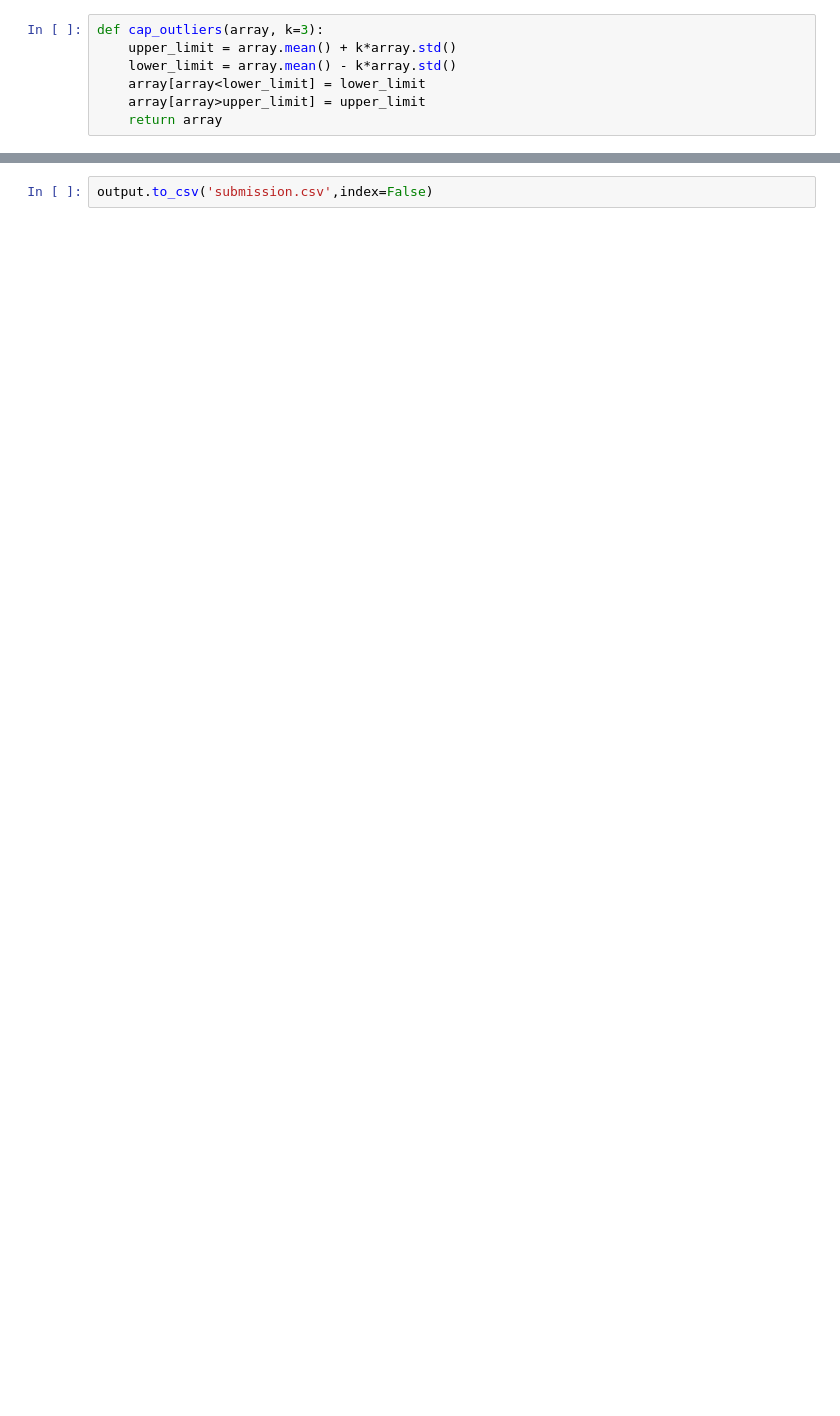
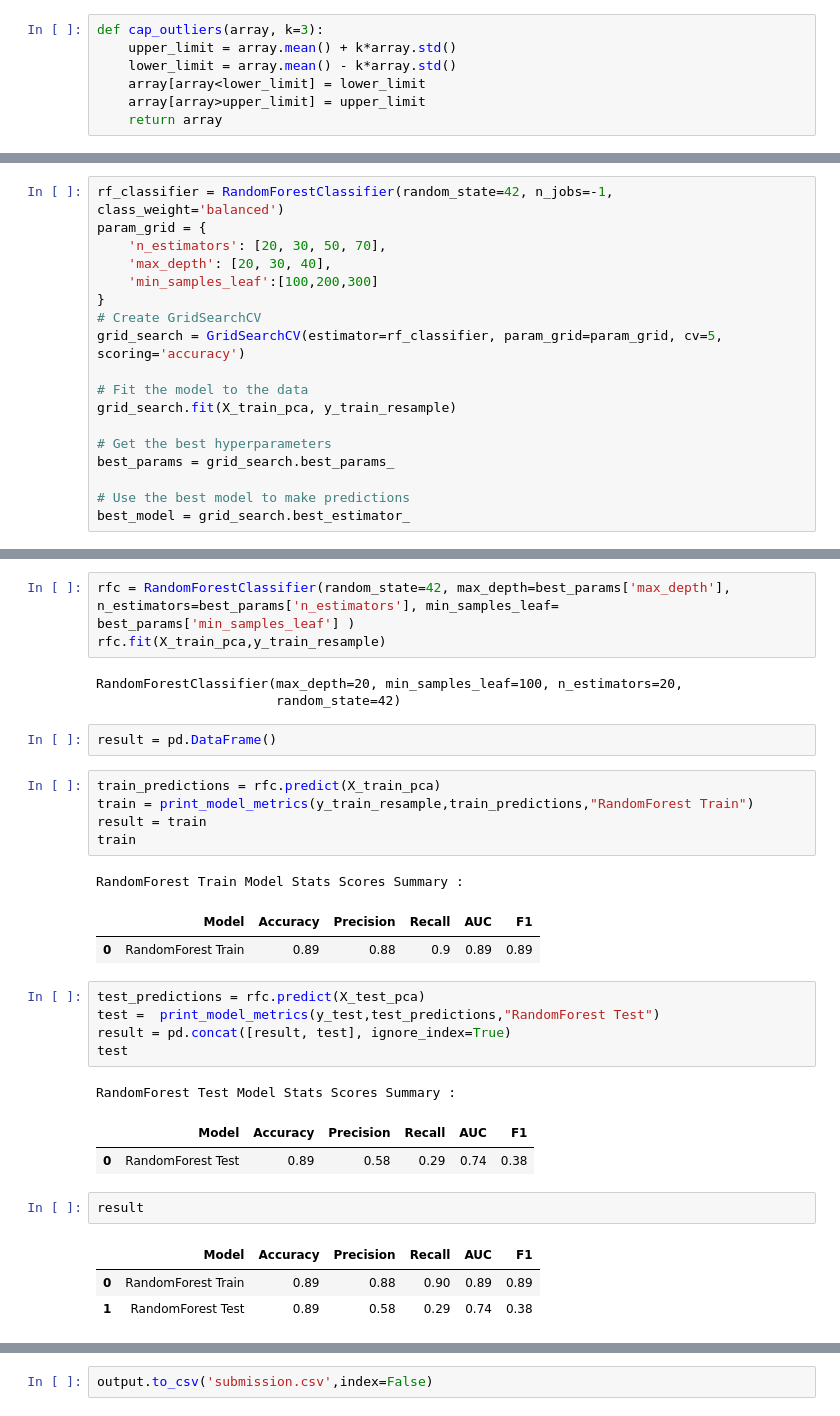
Before and after one commit to Anki0812/Telecom_Churn, a Jupyter notebook: ankita-mayur_V10.ipynb, the cells around one changed output, grey strips where cells are left out. Saved outputs shown, nothing was run; the diff lists cells and outputs as text; blank space fills up the shorter version.

```diff
--- a/ankita-mayur_V10.ipynb
+++ b/ankita-mayur_V10.ipynb
@@ -630,0 +766,18 @@ Finally, lets create a csv file out of this dataset, ensuring to set index=False
+# %%
+rf_classifier = RandomForestClassifier(random_state=42, n_jobs=-1, class_weight='balanced')
+param_grid = {
+    'n_estimators': [20, 30, 50, 70],
+    'max_depth': [20, 30, 40],
+    'min_samples_leaf':[100,200,300]
+}
+# Create GridSearchCV
+grid_search = GridSearchCV(estimator=rf_classifier, param_grid=param_grid, cv=5, scoring='accuracy')
+
+# Fit the model to the data
+grid_search.fit(X_train_pca, y_train_resample)
+
+# Get the best hyperparameters
+best_params = grid_search.best_params_
+
+# Use the best model to make predictions
+best_model = grid_search.best_estimator_
@@ -630,0 +790,32 @@ Finally, lets create a csv file out of this dataset, ensuring to set index=False
+# %%
+rfc = RandomForestClassifier(random_state=42, max_depth=best_params['max_depth'], n_estimators=best_params['n_estimators'], min_samples_leaf= best_params['min_samples_leaf'] )
+rfc.fit(X_train_pca,y_train_resample)
+# %% [output]
+RandomForestClassifier(max_depth=20, min_samples_leaf=100, n_estimators=20,
+                       random_state=42)
+# %%
+result = pd.DataFrame()
+# %%
+train_predictions = rfc.predict(X_train_pca)
+train = print_model_metrics(y_train_resample,train_predictions,"RandomForest Train")
+result = train
+train
+# %% [output]
+RandomForest Train Model Stats Scores Summary :
+|  | Model | Accuracy | Precision | Recall | AUC | F1 |
+| 0 | RandomForest Train | 0.89 | 0.88 | 0.9 | 0.89 | 0.89 |
+# %%
+test_predictions = rfc.predict(X_test_pca)
+test =  print_model_metrics(y_test,test_predictions,"RandomForest Test")
+result = pd.concat([result, test], ignore_index=True)
+test
+# %% [output]
+RandomForest Test Model Stats Scores Summary :
+|  | Model | Accuracy | Precision | Recall | AUC | F1 |
+| 0 | RandomForest Test | 0.89 | 0.58 | 0.29 | 0.74 | 0.38 |
+# %%
+result
+# %% [output]
+|  | Model | Accuracy | Precision | Recall | AUC | F1 |
+| 0 | RandomForest Train | 0.89 | 0.88 | 0.90 | 0.89 | 0.89 |
+| 1 | RandomForest Test | 0.89 | 0.58 | 0.29 | 0.74 | 0.38 |
```
Also changed, not shown: parts of 126 cells of this notebook.
